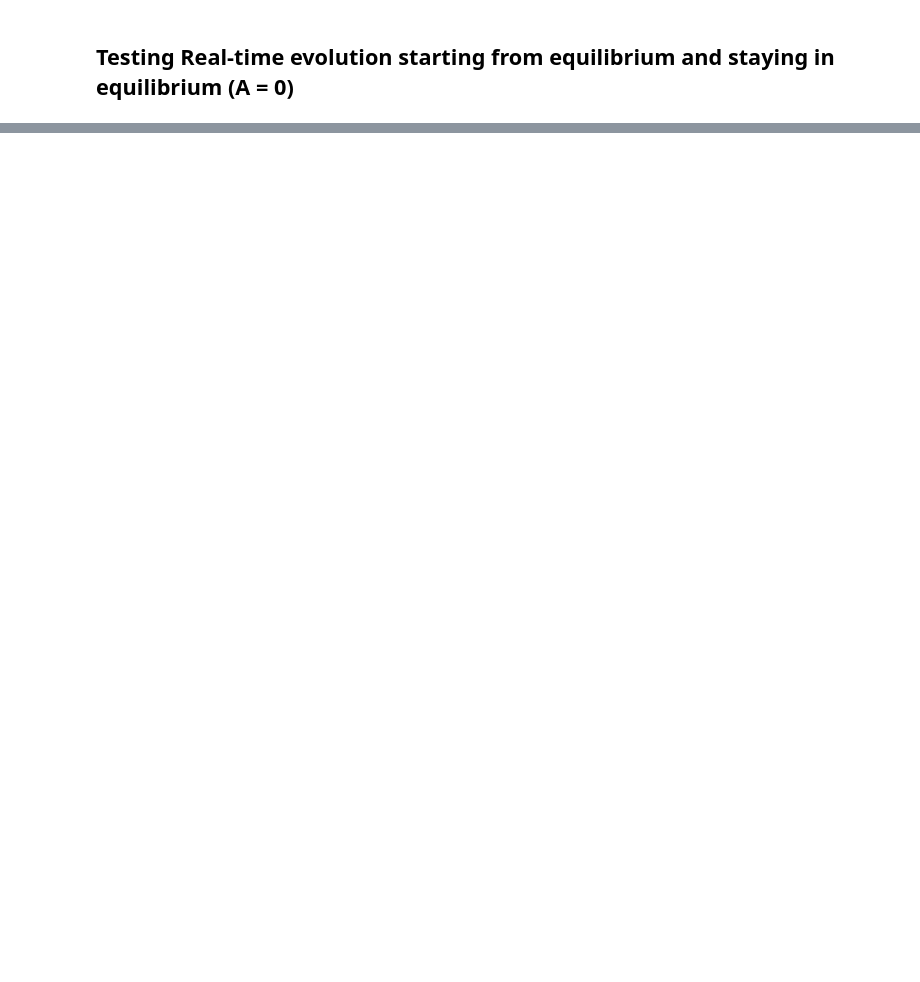
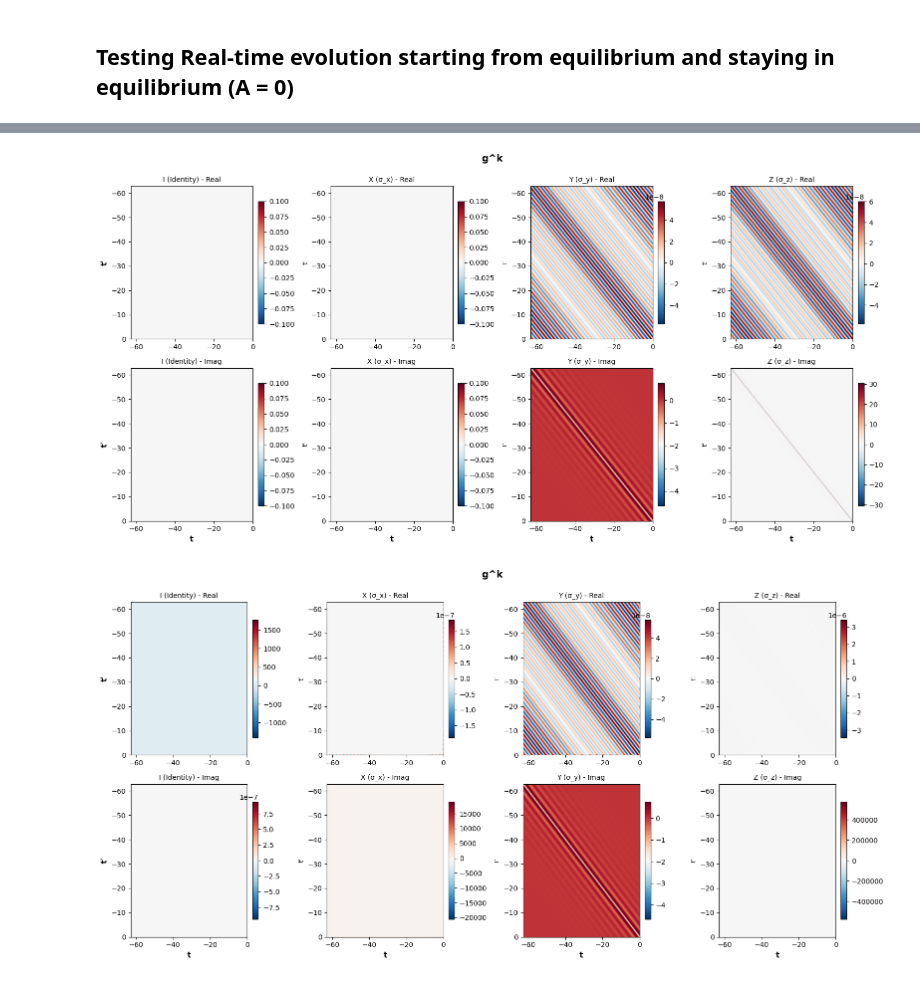
Before and after one commit to j-curtis/psBQP, a Jupyter notebook: code_testing.ipynb, the cells around one changed output, grey strips where cells are left out. Cells and saved outputs as stored; diff of their text form; code cells hidden in the pictures; blank space fills up the shorter version.

```diff
--- a/code_testing.ipynb
+++ b/code_testing.ipynb
@@ -519,4 +552,9 @@ plot_nambu_components(state.gr, evolution.time_grid, 'g^r')
 # %%
-plot_nambu_components(initial_state.gk, evolution.time_grid, 'g^r')
+plot_nambu_components(initial_state.gk, evolution.time_grid, 'g^k')
 
-plot_nambu_components(state.gk, evolution.time_grid, 'g^r')
+plot_nambu_components(state.gk, evolution.time_grid, 'g^k')
+
+plot_nambu_components(state.gk - initial_state.gk, evolution.time_grid, 'g^k')
+# %% [output]
+[figure, added]
+[figure, added]
```
Also changed, not shown: parts of 10 cells of this notebook, 3 other files.
